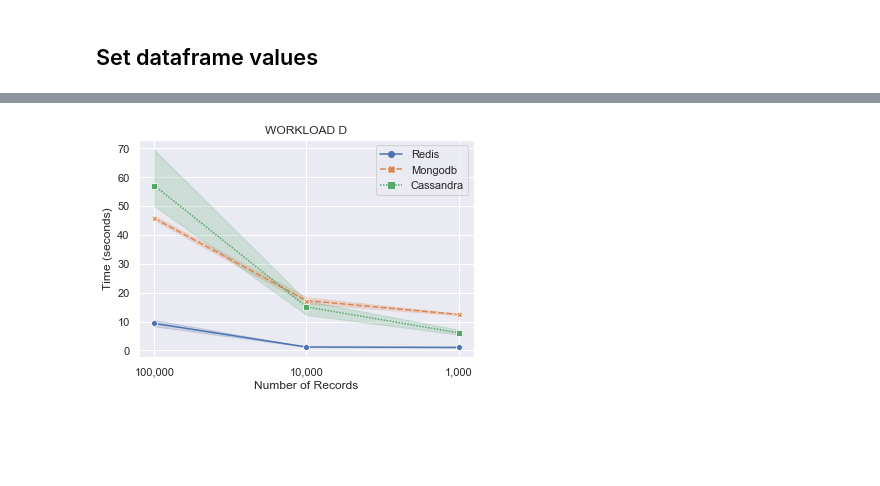
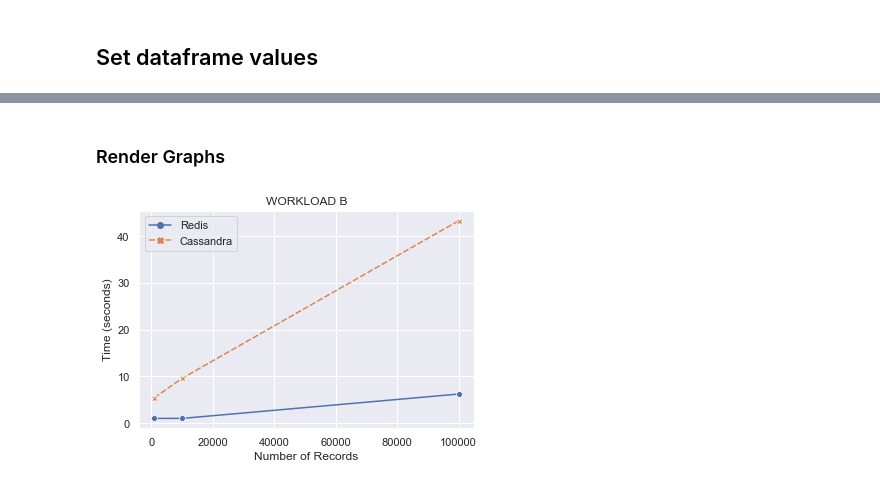
Before and after one commit to philipsales/YCSB-bash-scripts, a Jupyter notebook: visualization/lineplot.ipynb, the cells around one changed output, grey strips where cells are left out. Drawn from its saved outputs; the diff is of its cells as text; code cells hidden in the pictures; blank space fills up the shorter version.

```diff
--- a/visualization/lineplot.ipynb
+++ b/visualization/lineplot.ipynb
@@ -224,7 +308,8 @@ renderGraph(db3, workload)
-# %%
-workload = 'workload d'
-#db3.sort_values(by=['workload','record_nbr'])
-db3.query("label=='RunTime(ms)'")
-renderGraph(db3, workload)
-# %% [output]
-[figure, removed]
+# %% [markdown]
+### Render Graphs
+# %%
+workload = 'workload b'
+graph = LinePlot(db3,workload)
+graph.renderGraph()
+# %% [output]
+[figure, added]
```
Also changed, not shown: parts of 24 cells of this notebook, 5 other files.
